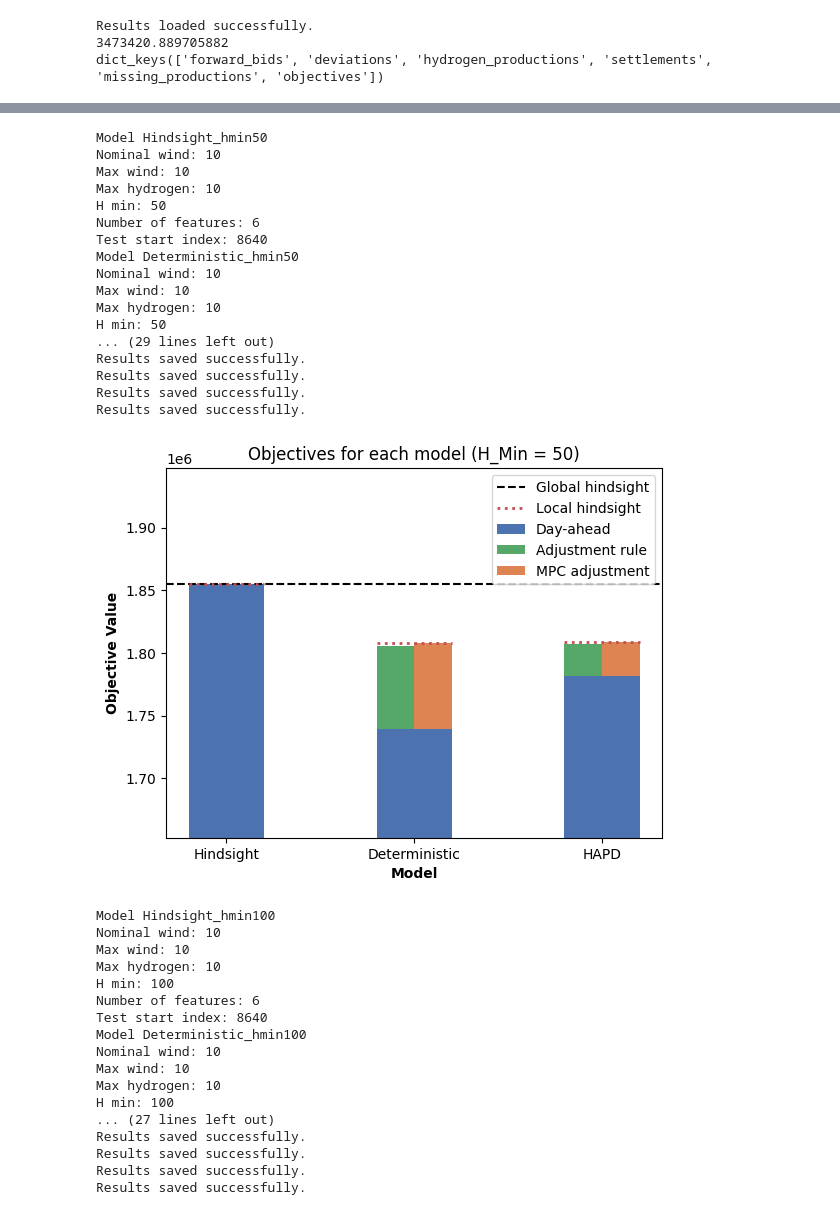
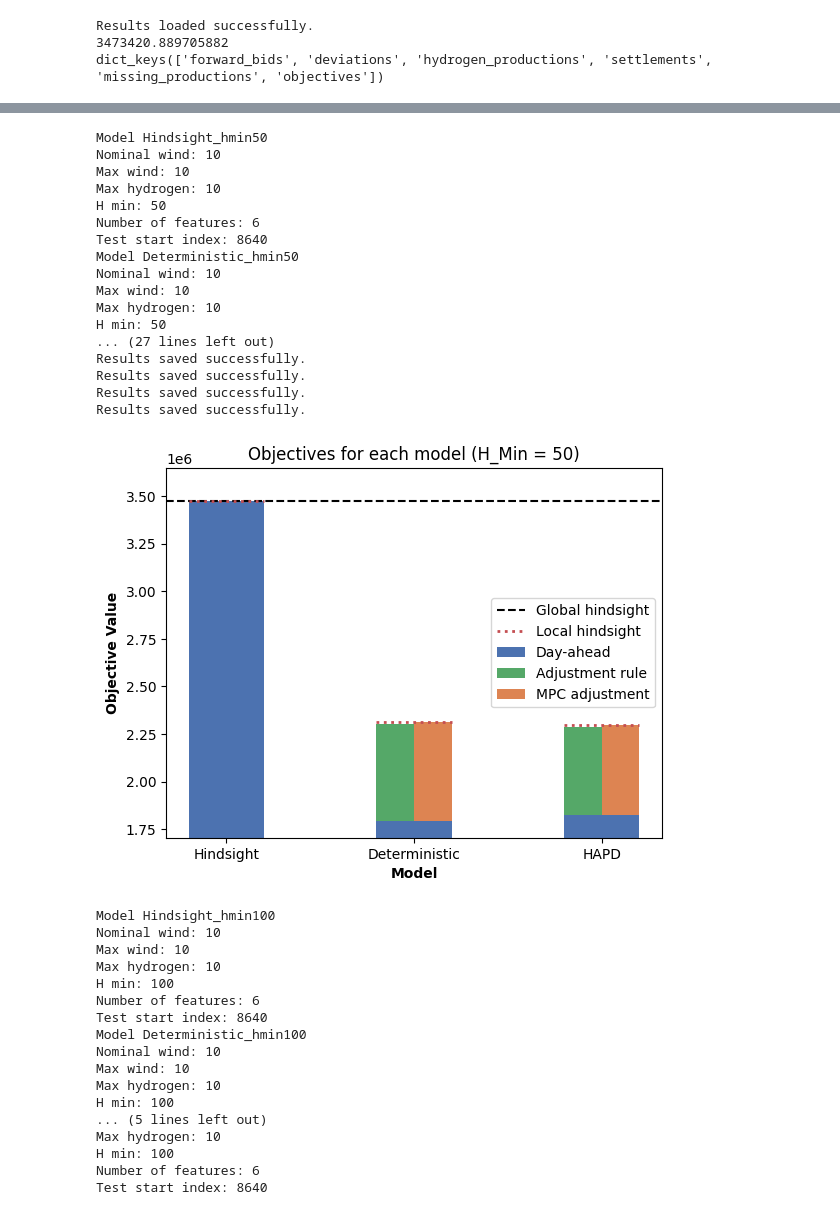
Before and after one commit to MGuckert/Real-time-adjustment-strategies-for-trading-wind-power-and-hydrogen, a Jupyter notebook: notebooks/model_test.ipynb, the cells around one changed output, grey strips where cells are left out. Saved outputs shown, nothing was run; the diff lists cells and outputs as text; code cells hidden in the pictures.

```diff
--- a/notebooks/model_test.ipynb
+++ b/notebooks/model_test.ipynb
@@ -37,15 +38,3 @@ print(results.__dict__.keys())
 Results loaded successfully.
 3473420.889705882
 dict_keys(['forward_bids', 'deviations', 'hydrogen_productions', 'settlements', 'missing_productions', 'objectives'])
-# %%
-total_results = []
-for model,result in zip(models, results):
-    aux = [result, model.rule_based_adjustment(result), model.MPC_adjustment(result),model.best_adjustment(result)]
-    total_results.append(aux)
-    print(f"Model: {model.name} done")
-# %%
-for model, result in zip(models, total_results):
-    model.save_results(result[0], 'original')
-    model.save_results(result[1], 'rule_based_adj')
-    model.save_results(result[2], 'MPC_adj')
-    model.save_results(result[3], 'best_adj')
@@ -78,40 +50,40 @@ for h_min in [50, 100, 150, 200]:
     for model in models:
         result = model.evaluate(HOURS_PER_YEAR)
         print(model.name)
-        print(get_total_objective(result))
+        print(result.get_total_objective())
         results.append(result)
 
     total_results = []
     for model,result in zip(models, results):
         aux = [result, model.rule_based_adjustment(result), model.MPC_adjustment(result),model.best_adjustment(result)]
         total_results.append(aux)
         print(f"Model: {model.name} done")
 
     for model, result in zip(models, total_results):
         model.save_results(result[0], 'original')
         model.save_results(result[1], 'rule_based_adj')
         model.save_results(result[2], 'MPC_adj')
         model.save_results(result[3], 'best_adj')
-    plot_objectives(total_results, ['Hindsight', 'Deterministic', 'HAPD'],f'Objectives for each model (H_Min = {h_min})')
+    Result.plot_objectives(total_results, ['Hindsight', 'Deterministic', 'HAPD'],f'Objectives for each model (H_Min = {h_min})')
 # %% [output]
 Model Hindsight_hmin50
 Nominal wind: 10
 Max wind: 10
 Max hydrogen: 10
 H min: 50
 Number of features: 6
 Test start index: 8640
 Model Deterministic_hmin50
 Nominal wind: 10
 Max wind: 10
 Max hydrogen: 10
 H min: 50
-... (29 lines left out)
+... (27 lines left out)
 Results saved successfully.
 Results saved successfully.
 Results saved successfully.
 Results saved successfully.
-[figure, old version]
+[figure, new version]
 Model Hindsight_hmin100
 Nominal wind: 10
 Max wind: 10
@@ -124,8 +96,8 @@ Nominal wind: 10
 Max wind: 10
 Max hydrogen: 10
 H min: 100
-... (27 lines left out)
-Results saved successfully.
-Results saved successfully.
-Results saved successfully.
-Results saved successfully.
+... (5 lines left out)
+Max hydrogen: 10
+H min: 100
+Number of features: 6
+Test start index: 8640
```
Also changed, not shown: parts of 7 cells of this notebook, 8 other files.
